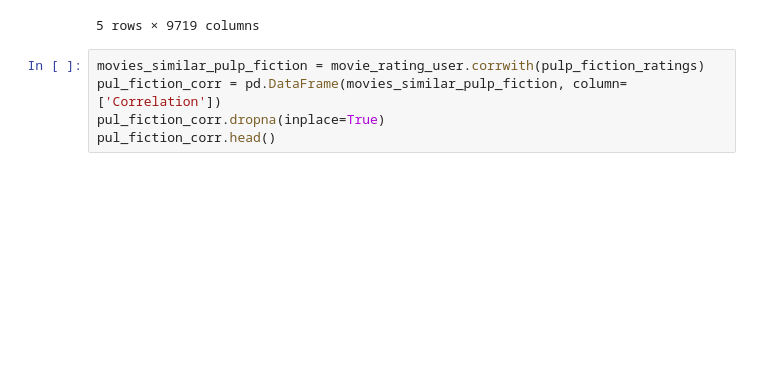
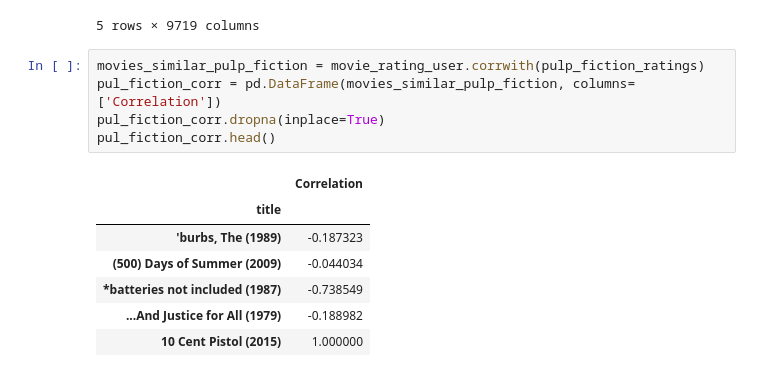
Before and after one commit to DanKaya/ML-Movie-Recommendation-System, a Jupyter notebook: ML Movie Reviewer.ipynb, the cells around one changed output. Saved outputs shown, nothing was run; the diff lists cells and outputs as text; blank space fills up the shorter version.

```diff
--- a/ML Movie Reviewer.ipynb
+++ b/ML Movie Reviewer.ipynb
@@ -141,6 +146,14 @@ movie_rating_user.head()
 5 rows × 9719 columns
 # %%
 movies_similar_pulp_fiction = movie_rating_user.corrwith(pulp_fiction_ratings)
-pul_fiction_corr = pd.DataFrame(movies_similar_pulp_fiction, column=['Correlation'])
+pul_fiction_corr = pd.DataFrame(movies_similar_pulp_fiction, columns=['Correlation'])
 pul_fiction_corr.dropna(inplace=True)
 pul_fiction_corr.head()
+# %% [output]
+|  | Correlation |
+| title |  |
+| 'burbs, The (1989) | -0.187323 |
+| (500) Days of Summer (2009) | -0.044034 |
+| *batteries not included (1987) | -0.738549 |
+| ...And Justice for All (1979) | -0.188982 |
+| 10 Cent Pistol (2015) | 1.000000 |
```
Also changed, not shown: parts of 5 cells of this notebook.
